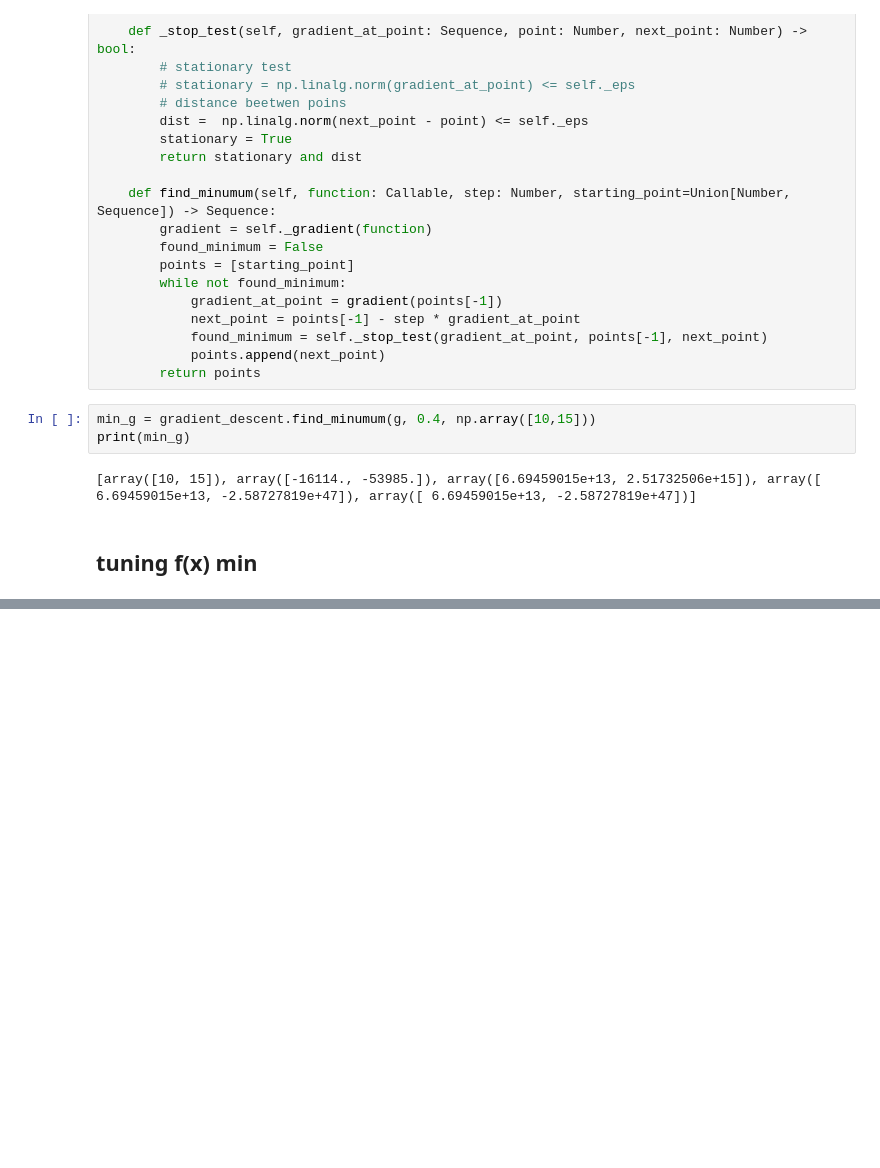
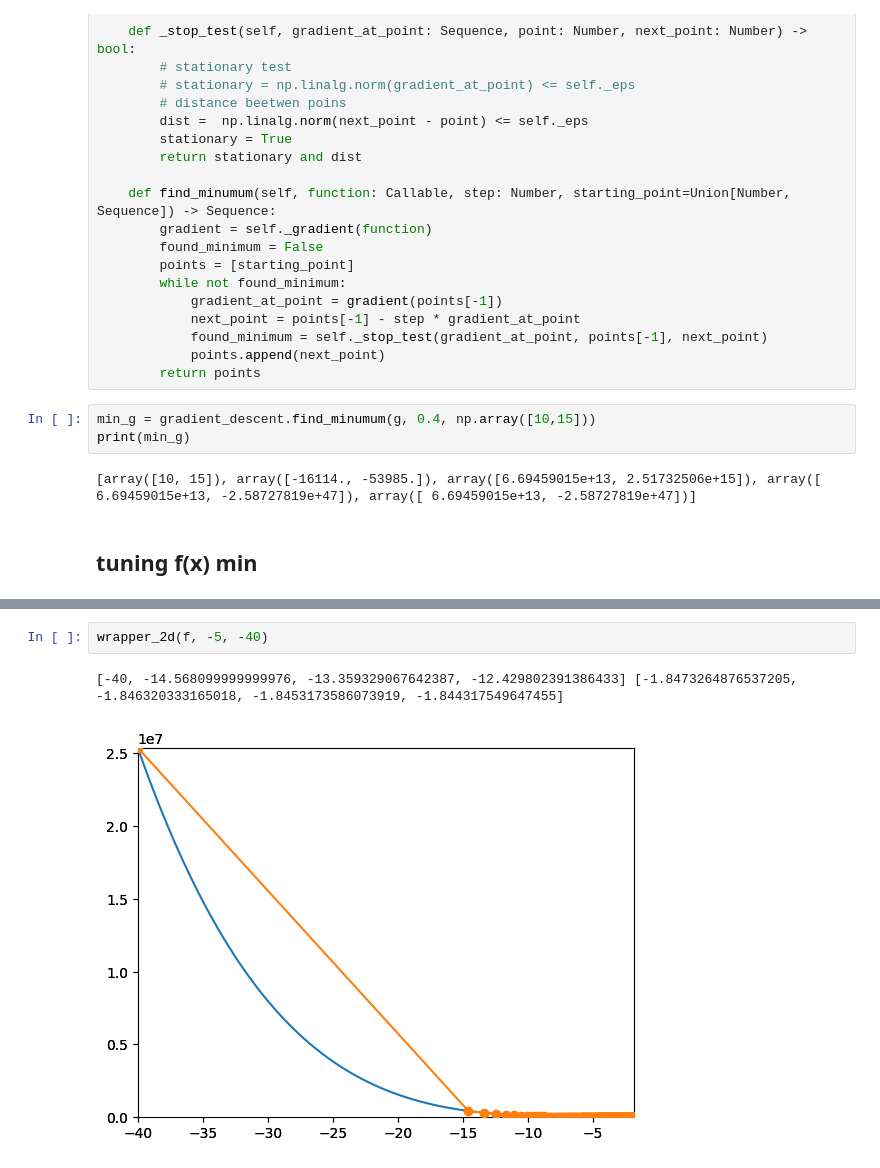
Before and after one commit to wz7475/gradient-descent, a Jupyter notebook: lab1.ipynb, the cells around one changed output, grey strips where cells are left out. Cells and saved outputs as stored; diff of their text form; blank space fills up the shorter version.

```diff
--- a/lab1.ipynb
+++ b/lab1.ipynb
@@ -150,0 +165,5 @@ arg, val = plot_function_2d_and_path(f, 0.001, -4)
+# %%
+wrapper_2d(f, -5, -40)
+# %% [output]
+[-40, -14.568099999999976, -13.359329067642387, -12.429802391386433] [-1.8473264876537205, -1.846320333165018, -1.8453173586073919, -1.844317549647455]
+[figure, added]
```
Also changed, not shown: parts of 15 cells of this notebook.
